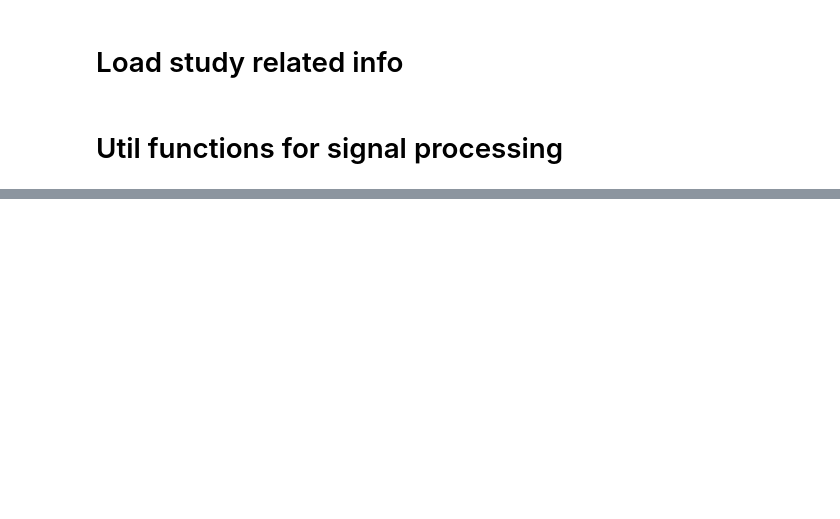
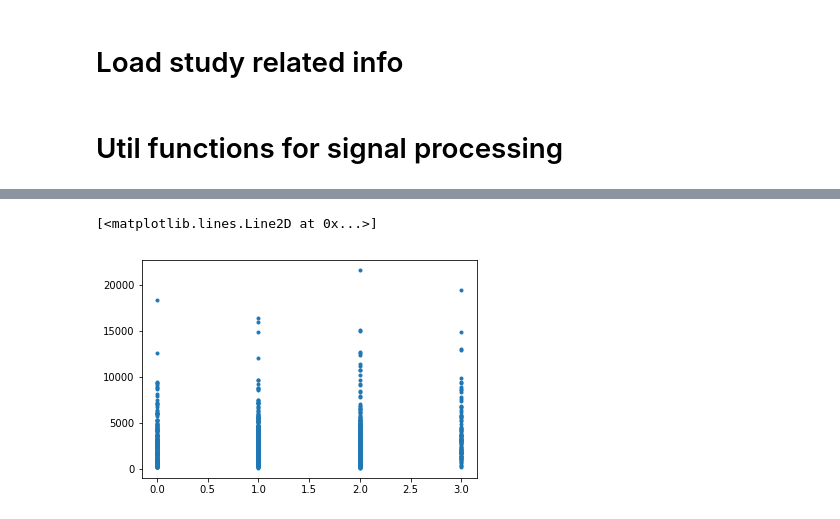
Before and after one commit to DiogoSantosPata/normaliser, a Jupyter notebook: Compute_theta_gamma_coupling.ipynb, the cells around one changed output, grey strips where cells are left out. Cells and saved outputs as stored; diff of their text form; code cells hidden in the pictures; blank space fills up the shorter version.

```diff
--- a/Compute_theta_gamma_coupling.ipynb
+++ b/Compute_theta_gamma_coupling.ipynb
@@ -449,0 +153,36 @@ Text(0.5, 1.0, 'pval = 0.945')
+# %%
+trial_begin           = 500
+trial_end             = 4000
+
+## Trial type
+tmp_density = np.tile( np.repeat( np.arange(3), 3 ),3)
+tmp_speed = np.tile( np.arange(3), 9 )
+tmp_dur = [ 18.1, 13.5, 11]
+tmp_dd = [50,100,150]
+
+
+log_pac = []
+for sub in range(len(sessions)):
+
+    idx_trials = trials_markers[sessions[sub]]
+
+
+    for cc in range(len(amp_phase[sub]['amp'])):
+
+        tmp_amp = amp_phase[sub]['amp'][cc]
+        tmp_phase = amp_phase[sub]['phase'][cc]
+
+
+        for trial in range(len(idx_trials)):
+
+            tmp_tmp_amp = tmp_amp[ idx_trials[trial] + trial_begin : idx_trials[trial] + trial_end ]
+            tmp_tmp_phase = tmp_phase[ idx_trials[trial] + trial_begin : idx_trials[trial] + trial_end ]
+
+            bs = binned_statistic(tmp_tmp_phase,tmp_tmp_amp)
+            kb = calculate_KB(bs)
+
+
+
+            cs = tmp_dd[tmp_density[trial]]/tmp_dur[tmp_speed[trial]]
+            csw = np.argmin(np.abs(cs-np.linspace(2,14,4)))
+            log_pac.append( [sub, tmp_density[trial], tmp_speed[trial], cs, csw, kb] )
@@ -669,0 +322,7 @@ array([2.98603635, 2.71336021, 2.8034832 , 2.71964139, 2.98603635,
+# %%
+log_wel_all = pd.read_pickle('dom_freq_df')
+# %%
+plt.plot( log_wel_all.cuesec_w, log_wel_all.freq/log_pac.kb, '.')
+# %% [output]
+[<matplotlib.lines.Line2D at 0x...>]
+[figure, added]
```
Also changed, not shown: parts of 34 cells of this notebook, 5 other files.
